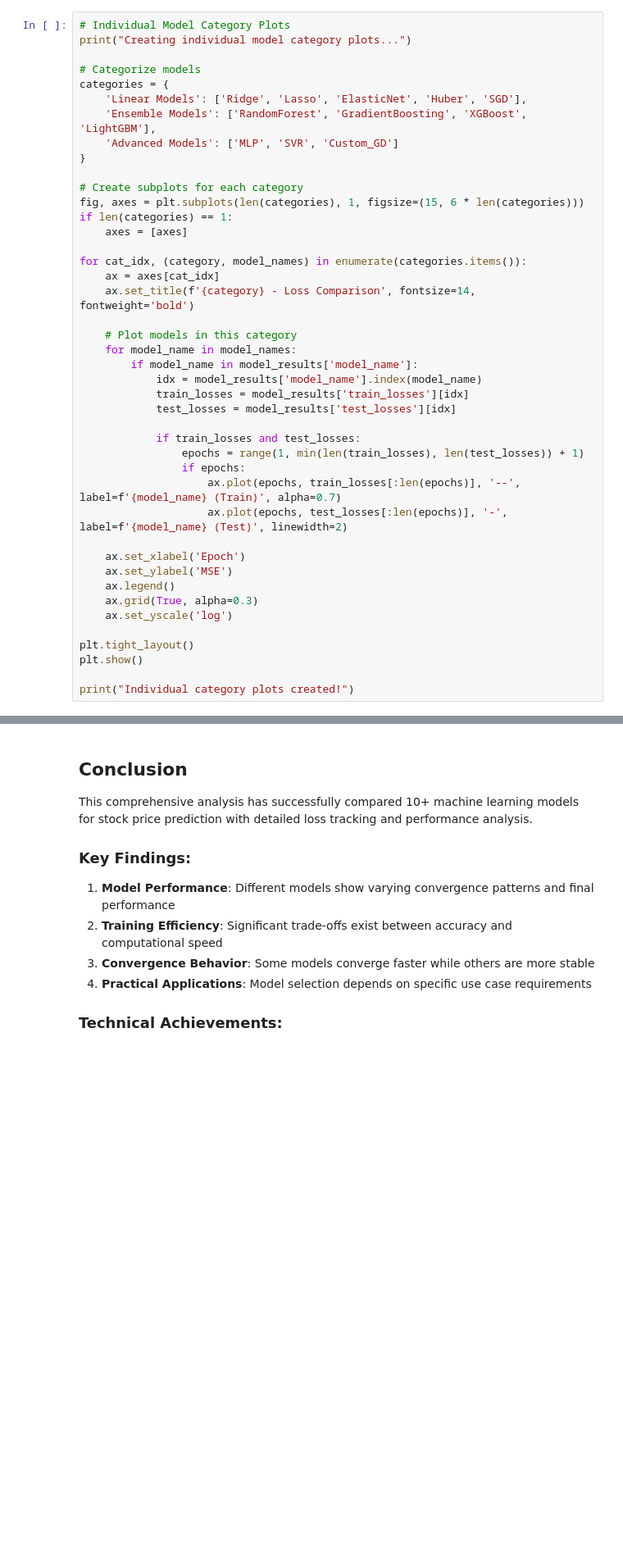
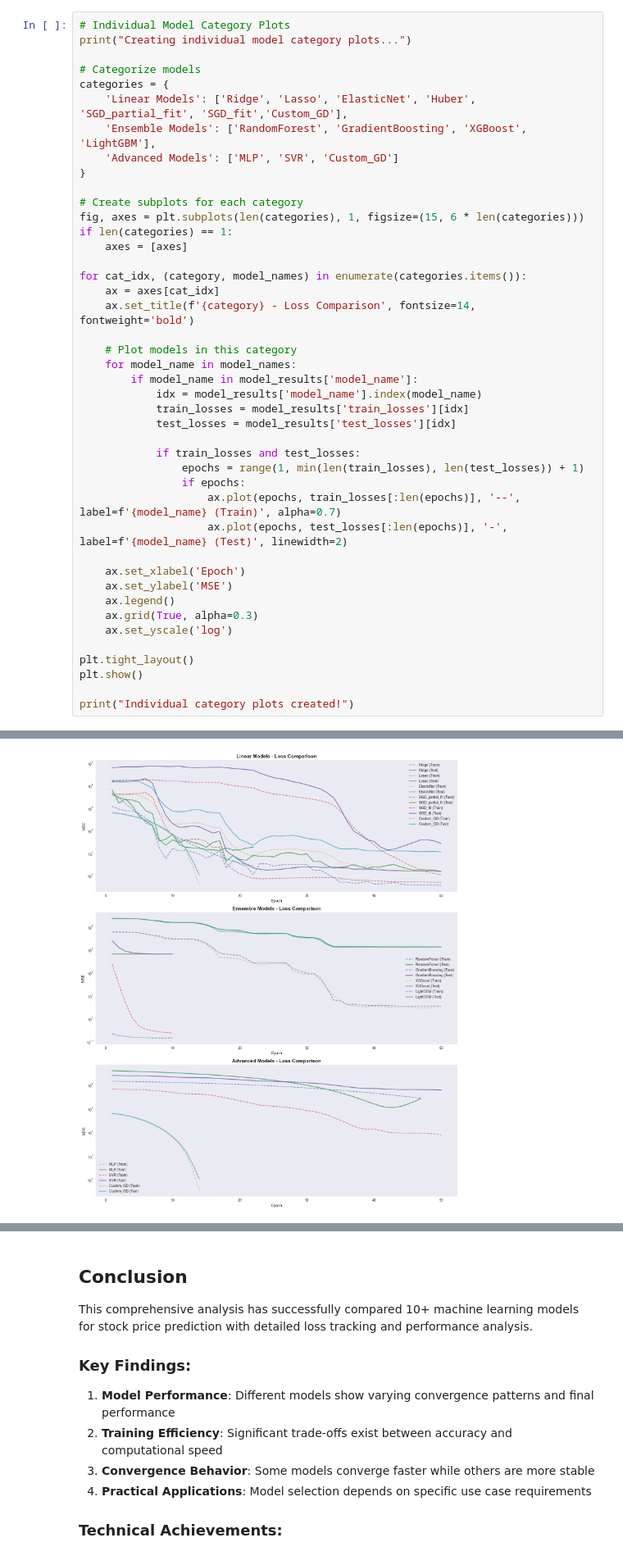
Before and after one commit to Jamie1377/STA410, a Jupyter notebook: stock_prediction/docs/SGD_Comparison_Viz.ipynb, the cells around one changed output, grey strips where cells are left out. Shown at 82% size. Drawn from its saved outputs; the diff is of its cells as text; blank space fills up the shorter version.

```diff
--- a/stock_prediction/docs/SGD_Comparison_Viz.ipynb
+++ b/stock_prediction/docs/SGD_Comparison_Viz.ipynb
@@ -449,7 +606,7 @@ print("Creating individual model category plots...")
 
 # Categorize models
 categories = {
-    'Linear Models': ['Ridge', 'Lasso', 'ElasticNet', 'Huber', 'SGD'],
+    'Linear Models': ['Ridge', 'Lasso', 'ElasticNet', 'Huber', 'SGD_partial_fit', 'SGD_fit','Custom_GD'],
     'Ensemble Models': ['RandomForest', 'GradientBoosting', 'XGBoost', 'LightGBM'],
     'Advanced Models': ['MLP', 'SVR', 'Custom_GD']
 }
@@ -486,3 +643,4 @@ plt.tight_layout()
 plt.show()
 
 print("Individual category plots created!")
+# %% [output]
@@ -488,0 +648 @@ print("Individual category plots created!")
+[figure, added]
```
Also changed, not shown: parts of 16 cells of this notebook, 1 other file.
